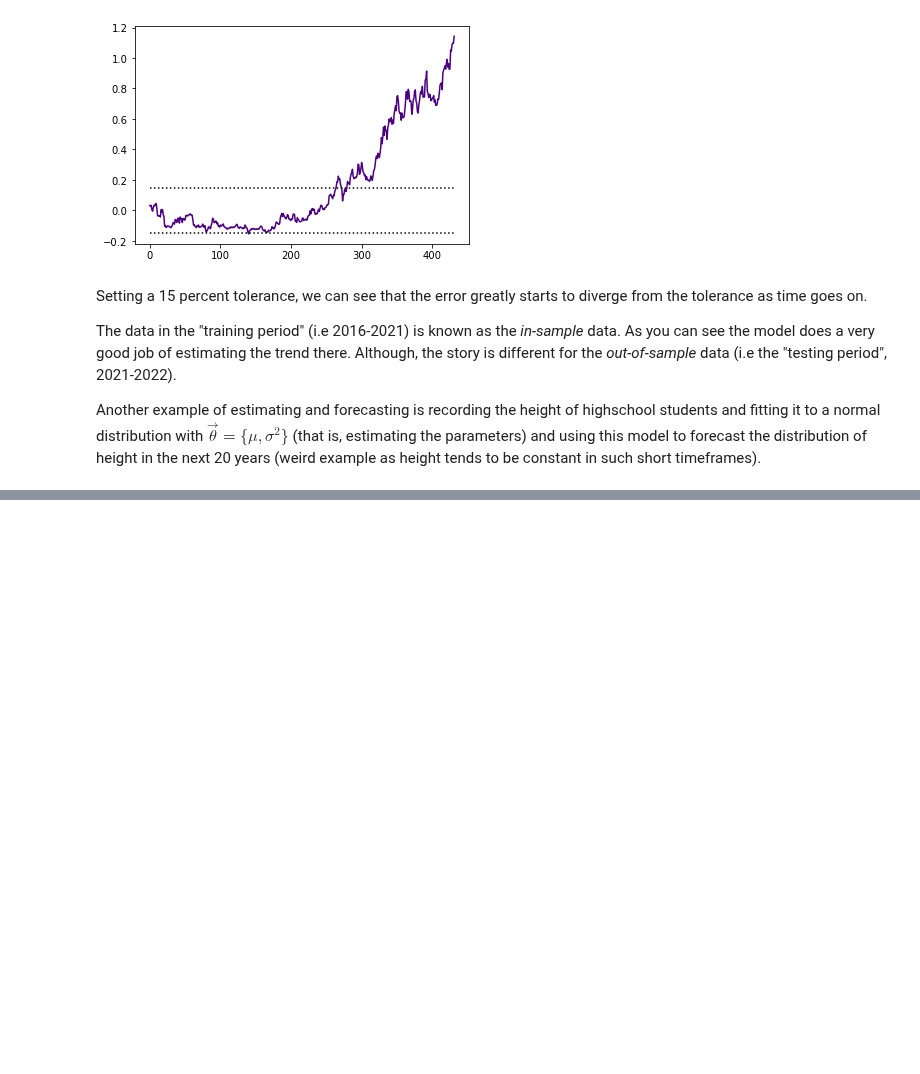
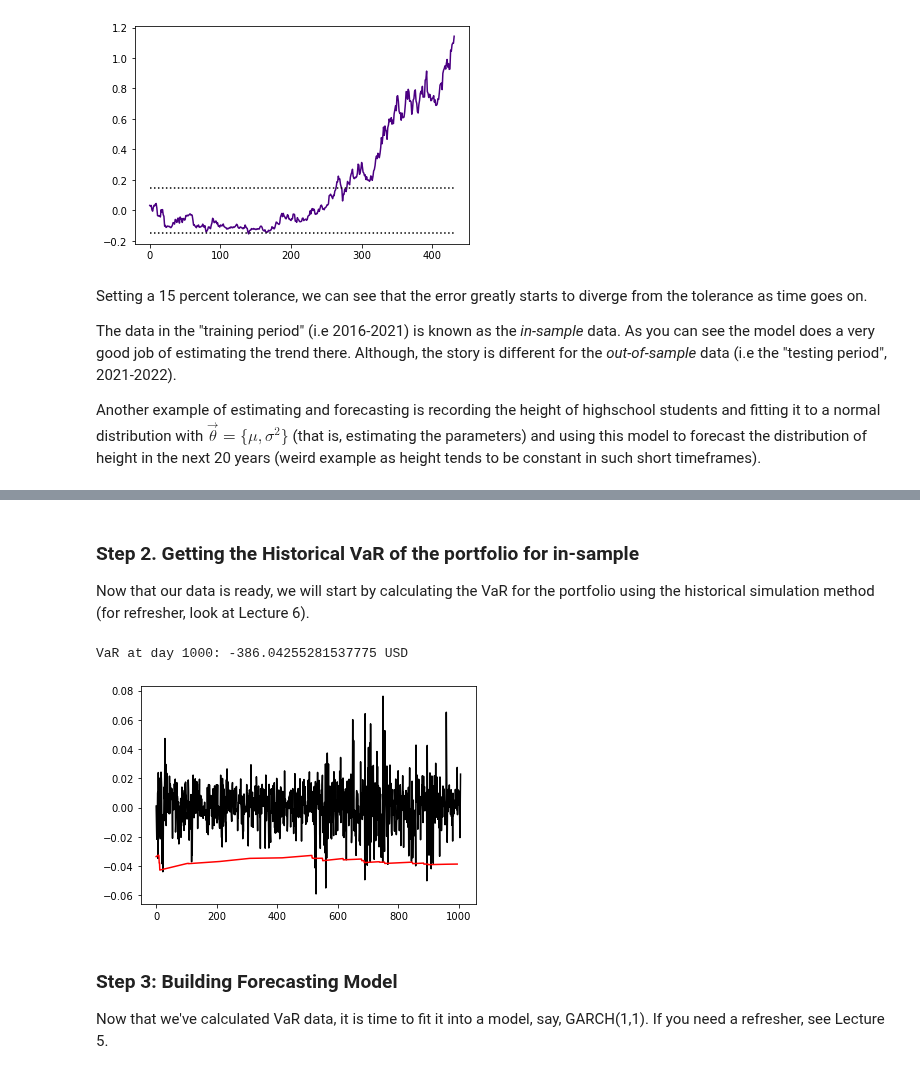
Before and after one commit to theheavygluon/Risk-Management-Course, a Jupyter notebook: Lecture 7 - Risk Backtesting and Forecasting.ipynb, the cells around one changed output, grey strips where cells are left out. Saved outputs shown, nothing was run; the diff lists cells and outputs as text; code cells hidden in the pictures; blank space fills up the shorter version.

```diff
--- a/Lecture 7 - Risk Backtesting and Forecasting.ipynb
+++ b/Lecture 7 - Risk Backtesting and Forecasting.ipynb
@@ -116,0 +160,21 @@ The Kupiec Test is accepted or rejected based on only how many VaR exceedances t
+# %% [markdown]
+### Step 2. Getting the Historical VaR of the portfolio for in-sample
+
+
+Now that our data is ready, we will start by calculating the VaR for the portfolio using the historical simulation method (for refresher, look at Lecture 6).
+# %%
+VaRs = []
+for i in range(1,len(training_data)):
+    VaRs.append(np.percentile(training_data[:i],0.95)) #Re-calculating VaR estimate everyday
+
+plt.plot(training_data, color='black') #Plotting daily returns
+plt.plot(VaRs[10:],color='red')#Plotting all values of VaR except for when t ɛ (0,10) because it is innaccurate
+
+print("VaR at day 1000:", VaRs[1000]*portfolio_value,"USD")
+# %% [output]
+VaR at day 1000: -386.04255281537775 USD
+[figure, added]
+# %% [markdown]
+### Step 3: Building Forecasting Model
+
+Now that we've calculated VaR data, it is time to fit it into a model, say,  GARCH(1,1). If you need a refresher, see Lecture 5.
```
Also changed, not shown: parts of 11 cells of this notebook.
